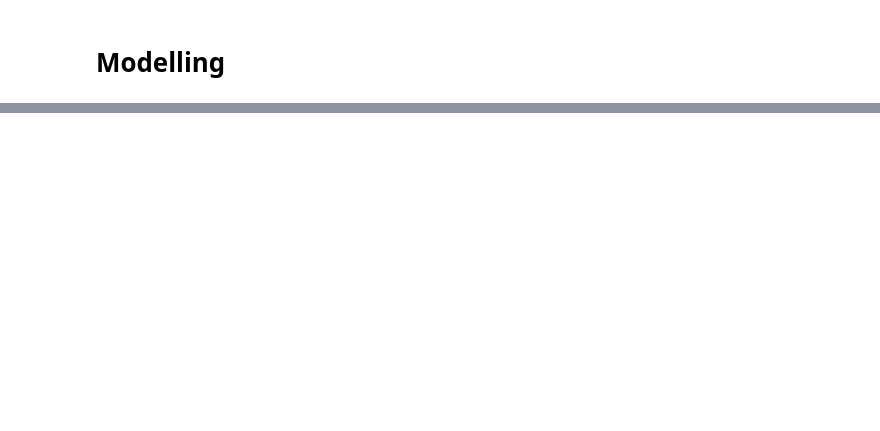
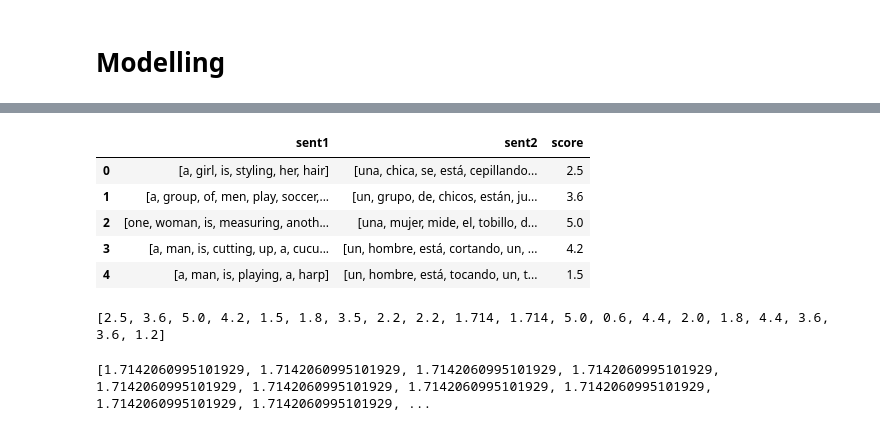
Before and after one commit to tanalpha-aditya/Advanced_Semantic_similarity, a Jupyter notebook: project1-bilstm.ipynb, the cells around one changed output, grey strips where cells are left out. Cells and saved outputs as stored; diff of their text form; code cells hidden in the pictures; blank space fills up the shorter version.

```diff
--- a/project1-bilstm.ipynb
+++ b/project1-bilstm.ipynb
@@ -672,9 +737,15 @@ final_test = pd.concat([new_df_one, new_df_two], ignore_index=True)
 # printing the new dataframe
 # final_train.len()
 # %%
-# print(len(final_train))
-# print(len(final_val))
-# print(len(final_test))
+print(len(final_train))
+print(len(final_val))
+print(len(final_test))
 # final_train.head()
 # final_val.head()
 # final_test.head()
+final_train = final_train[:500]
+final_val = final_val[:20]
+final_test = final_test[:20]
+print(len(final_train))
+print(len(final_val))
+print(len(final_test))
@@ -919,0 +1075,17 @@ train_losses, val_losses = train(model, num_epochs, dataloader, val_dataloader,
+# %%
+final_test.head()
+# %% [output]
+|  | sent1 | sent2 | score |
+| 0 | [a, girl, is, styling, her, hair] | [una, chica, se, está, cepillando... | 2.5 |
+| 1 | [a, group, of, men, play, soccer,... | [un, grupo, de, chicos, están, ju... | 3.6 |
+| 2 | [one, woman, is, measuring, anoth... | [una, mujer, mide, el, tobillo, d... | 5.0 |
+| 3 | [a, man, is, cutting, up, a, cucu... | [un, hombre, está, cortando, un, ... | 4.2 |
+| 4 | [a, man, is, playing, a, harp] | [un, hombre, está, tocando, un, t... | 1.5 |
+# %%
+print( y_test)
+# %% [output]
+[2.5, 3.6, 5.0, 4.2, 1.5, 1.8, 3.5, 2.2, 2.2, 1.714, 1.714, 5.0, 0.6, 4.4, 2.0, 1.8, 4.4, 3.6, 3.6, 1.2]
+# %%
+print((model_output))
+# %% [output]
+[1.7142060995101929, 1.7142060995101929, 1.7142060995101929, 1.7142060995101929, 1.7142060995101929, 1.7142060995101929, 1.7142060995101929, 1.7142060995101929, 1.7142060995101929, 1.7142060995101929, ...
```
Also changed, not shown: parts of 28 cells of this notebook.
